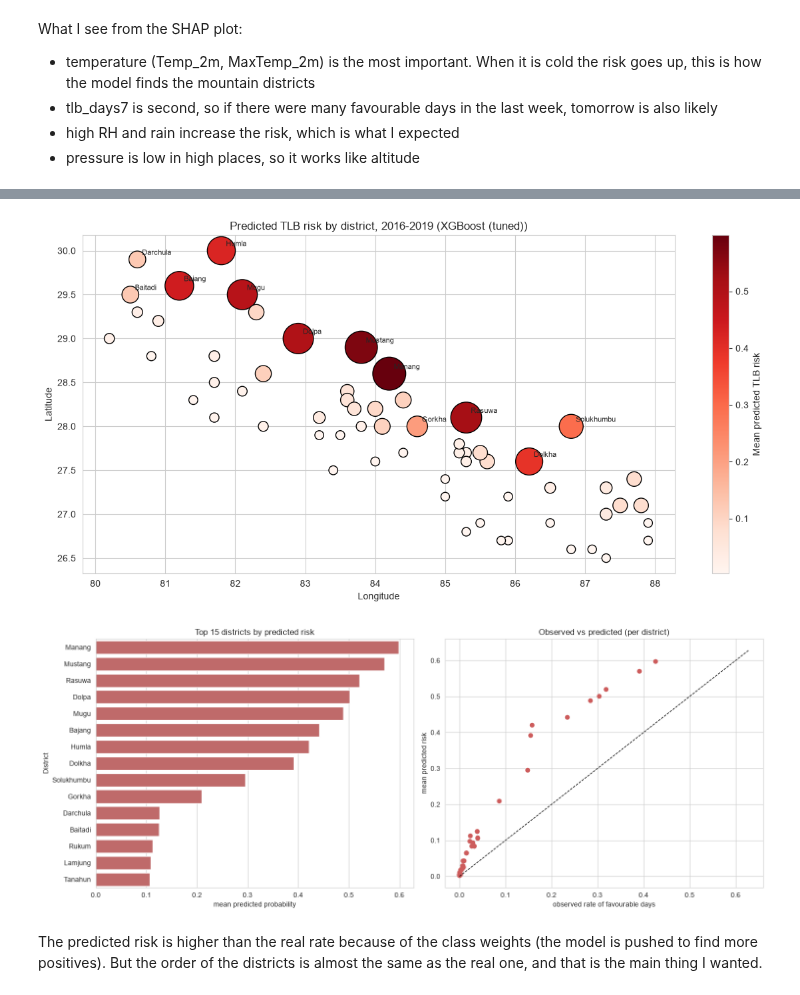
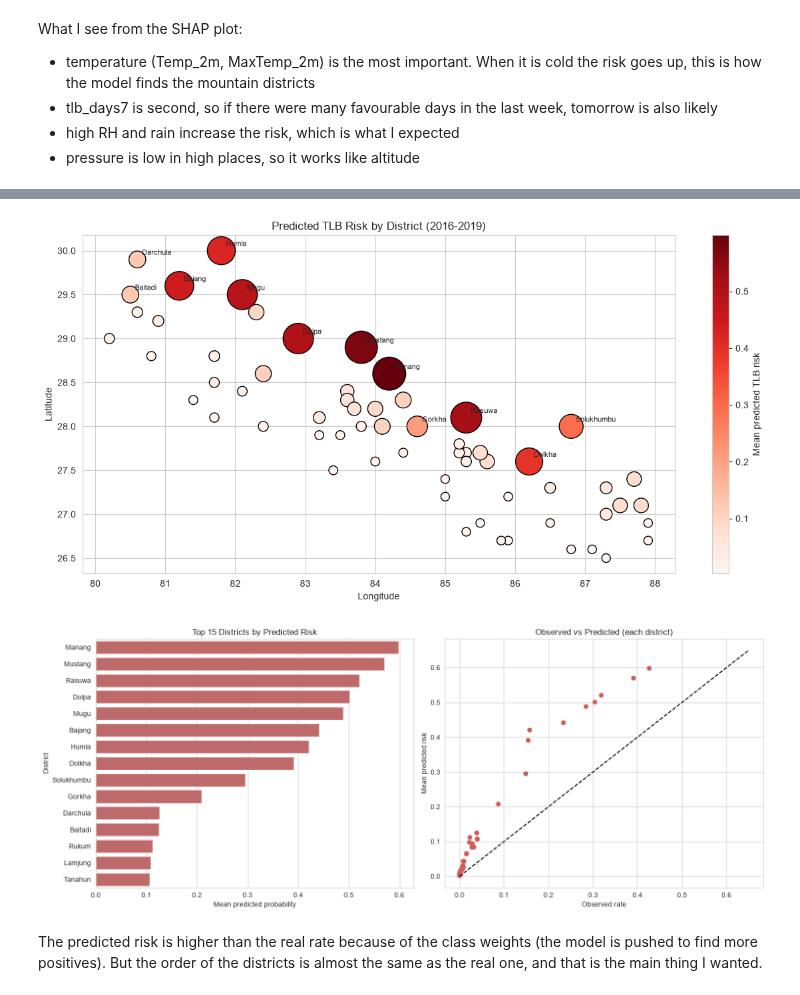
Before and after one commit to thepratimabaral/tlb-prediction-v2, a Jupyter notebook: tlb_prediction.ipynb, the cells around one changed output, grey strips where cells are left out. Cells and saved outputs as stored; diff of their text form; code cells hidden in the pictures.

```diff
--- a/tlb_prediction.ipynb
+++ b/tlb_prediction.ipynb
@@ -292 +367,9 @@ df["TLB_next"] = df.groupby("District")["TLB_today"].shift(-HORIZON)
+# %%
+# rolling mean of last 3 and 7 days (today included)
+for col in ["RH_2m", "MinTemp_2m", "Precip", "Temp_2m"]:
+    df[col + "_mean3"] = df.groupby("District")[col].transform(lambda x: x.rolling(3).mean())
+    df[col + "_mean7"] = df.groupby("District")[col].transform(lambda x: x.rolling(7).mean())
+
+# total rain in last 7 days
+df["Precip_sum7"] = df.groupby("District")["Precip"].transform(lambda x: x.rolling(7).sum())
 # %%
@@ -711,10 +882,15 @@ What I see from the SHAP plot:
 # %%
-risk_df = test[["District", "Latitude", "Longitude", "Season", "Month", "Year", "TLB_next"]].copy()
-risk_df["Pred_Risk"] = test_probs[best_name]
+risk_df = test[["District", "Latitude", "Longitude", "Season", "Year", "TLB_next"]].copy()
+risk_df["Predicted_Risk"] = y_test_tuned
 
-dist_risk = (risk_df.groupby(["District", "Latitude", "Longitude"], as_index=False)
-             .agg(Mean_Risk=("Pred_Risk", "mean"), Observed_Rate=("TLB_next", "mean"))
-             .sort_values("Mean_Risk", ascending=False))
-dist_risk.to_csv(f"{OUT_DIR}/district_risk.csv", index=False)
-dist_risk.head(10).round(4)
+# mean risk of each district
+dist_risk = risk_df.groupby(["District", "Latitude", "Longitude"], as_index=False).agg(
+    Mean_Risk=("Predicted_Risk", "mean"),
+    Observed_Rate=("TLB_next", "mean")
+)
+dist_risk = dist_risk.sort_values("Mean_Risk", ascending=False)
+dist_risk.to_csv("outputs/district_risk.csv", index=False)
+
+print("Top 10 districts by predicted risk:")
+print(dist_risk.head(10).round(4))
 # %% [output]
@@ -732,40 +909,45 @@ dist_risk.head(10).round(4)
 # %%
-# map of districts using lat/lon, colour = risk
+# map of districts using lat/lon (no geojson needed), bigger and darker = more risk
 plt.figure(figsize=(12, 6))
-sc = plt.scatter(dist_risk["Longitude"], dist_risk["Latitude"], c=dist_risk["Mean_Risk"],
-                 s=80 + 2000 * dist_risk["Mean_Risk"], cmap="Reds", edgecolor="k")
-for _, r in dist_risk.head(12).iterrows():
-    plt.annotate(r["District"], (r["Longitude"], r["Latitude"]), xytext=(5, 5),
-                 textcoords="offset points", fontsize=8)
+sc = plt.scatter(dist_risk["Longitude"], dist_risk["Latitude"],
+                 c=dist_risk["Mean_Risk"], s=80 + 2000 * dist_risk["Mean_Risk"],
+                 cmap="Reds", edgecolor="black")
+
+# names of top 12 districts
+for i, row in dist_risk.head(12).iterrows():
+    plt.annotate(row["District"], (row["Longitude"], row["Latitude"]),
+                 xytext=(5, 5), textcoords="offset points", fontsize=8)
+
 plt.colorbar(sc, label="Mean predicted TLB risk")
 plt.xlabel("Longitude")
 plt.ylabel("Latitude")
-plt.title(f"Predicted TLB risk by district, 2016-2019 ({best_name})")
+plt.title("Predicted TLB Risk by District (2016-2019)")
 plt.tight_layout()
-save_fig("risk_map")
+plt.savefig("outputs/risk_map.png", dpi=150, bbox_inches="tight")
 plt.show()
 # %% [output]
-[figure, old version]
+[figure, new version]
 # %%
 fig, axes = plt.subplots(1, 2, figsize=(15, 6))
 
+# top 15 districts
 top15 = dist_risk.head(15)
 sns.barplot(data=top15, y="District", x="Mean_Risk", ax=axes[0], color="indianred")
-axes[0].set_title("Top 15 districts by predicted risk")
-axes[0].set_xlabel("mean predicted probability")
+axes[0].set_title("Top 15 Districts by Predicted Risk")
+axes[0].set_xlabel("Mean predicted probability")
 
+# observed vs predicted
 axes[1].scatter(dist_risk["Observed_Rate"], dist_risk["Mean_Risk"], color="indianred")
-lim = max(dist_risk["Observed_Rate"].max(), dist_risk["Mean_Risk"].max()) * 1.05
-axes[1].plot([0, lim], [0, lim], "k--", lw=1)
-axes[1].set_xlabel("observed rate of favourable days")
-axes[1].set_ylabel("mean predicted risk")
-axes[1].set_title("Observed vs predicted (per district)")
+axes[1].plot([0, 0.65], [0, 0.65], linestyle="--", color="black")
+axes[1].set_xlabel("Observed rate")
+axes[1].set_ylabel("Mean predicted risk")
+axes[1].set_title("Observed vs Predicted (each district)")
 
 plt.tight_layout()
-save_fig("risk_top_districts")
+plt.savefig("outputs/risk_top_districts.png", dpi=150, bbox_inches="tight")
 plt.show()
 # %% [output]
-[figure, old version]
+[figure, new version]
 # %% [markdown]
 The predicted risk is higher than the real rate because of the class weights (the model is pushed
 to find more positives). But the order of the districts is almost the same as the real one, and
```
Also changed, not shown: parts of 90 cells of this notebook, 14 other files.
